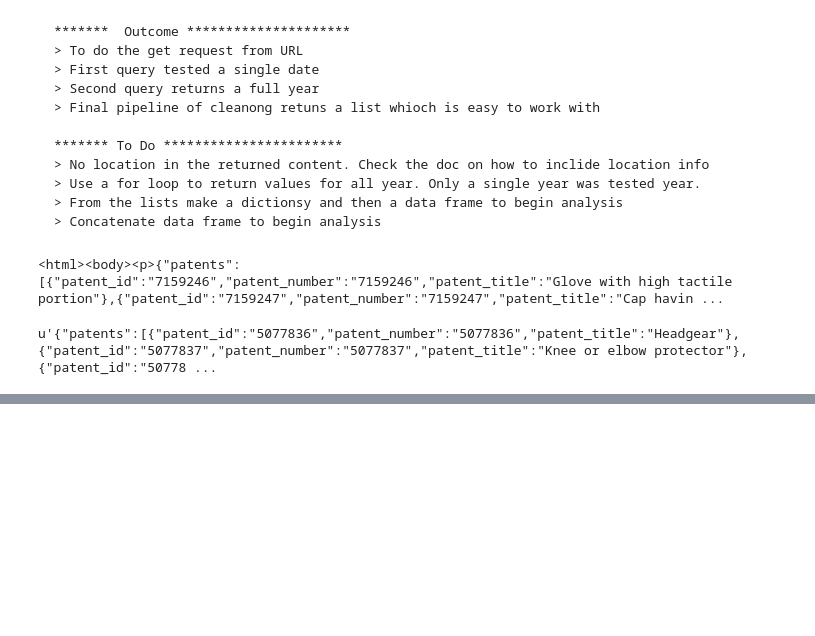
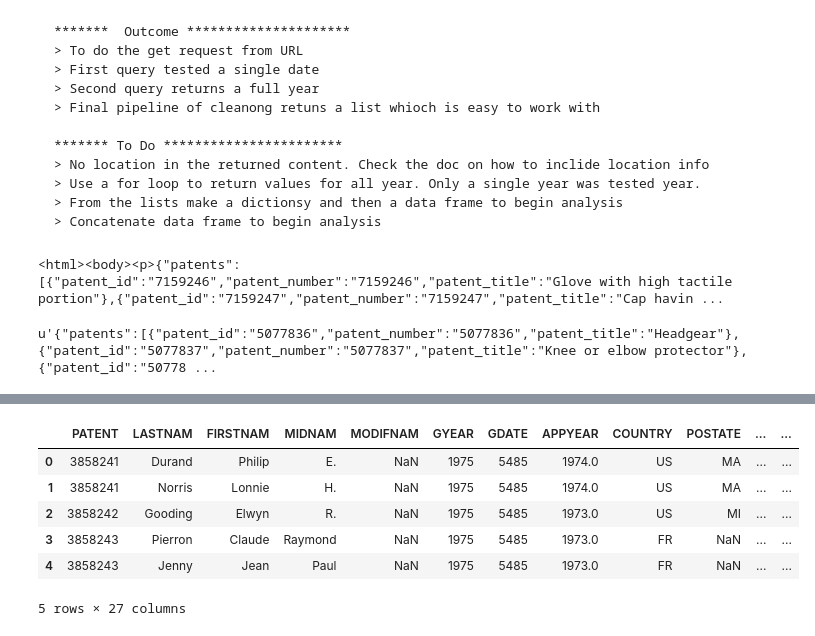
Before and after one commit to bilguunchinzorigEPFL/dataVisualization, a Jupyter notebook: Cleaning_pipline/Cleaning_pipeline_first_attempt.ipynb, the cells around one changed output, grey strips where cells are left out. Drawn from its saved outputs; the diff is of its cells as text; code cells hidden in the pictures; blank space fills up the shorter version.

```diff
--- a/Cleaning_pipline/Cleaning_pipeline_first_attempt.ipynb
+++ b/Cleaning_pipline/Cleaning_pipeline_first_attempt.ipynb
@@ -83,0 +86,3 @@ home # this is a list. Each item on the list can then be reprocessed. And put in
+# %%
+# import inventor record
+inventors_record = pd.read_csv("ainventor.txt", low_memory=False)
@@ -83,0 +333,10 @@ home # this is a list. Each item on the list can then be reprocessed. And put in
+# %%
+merged_data_left.head()
+# %% [output]
+|  | PATENT | LASTNAM | FIRSTNAM | MIDNAM | MODIFNAM | GYEAR | GDATE | APPYEAR | COUNTRY | POSTATE | ... | ... |
+| 0 | 3858241 | Durand | Philip | E. | NaN | 1975 | 5485 | 1974.0 | US | MA | ... | ... |
+| 1 | 3858241 | Norris | Lonnie | H. | NaN | 1975 | 5485 | 1974.0 | US | MA | ... | ... |
+| 2 | 3858242 | Gooding | Elwyn | R. | NaN | 1975 | 5485 | 1973.0 | US | MI | ... | ... |
+| 3 | 3858243 | Pierron | Claude | Raymond | NaN | 1975 | 5485 | 1973.0 | FR | NaN | ... | ... |
+| 4 | 3858243 | Jenny | Jean | Paul | NaN | 1975 | 5485 | 1973.0 | FR | NaN | ... | ... |
+5 rows × 27 columns
```
Also changed, not shown: parts of 29 cells of this notebook.
